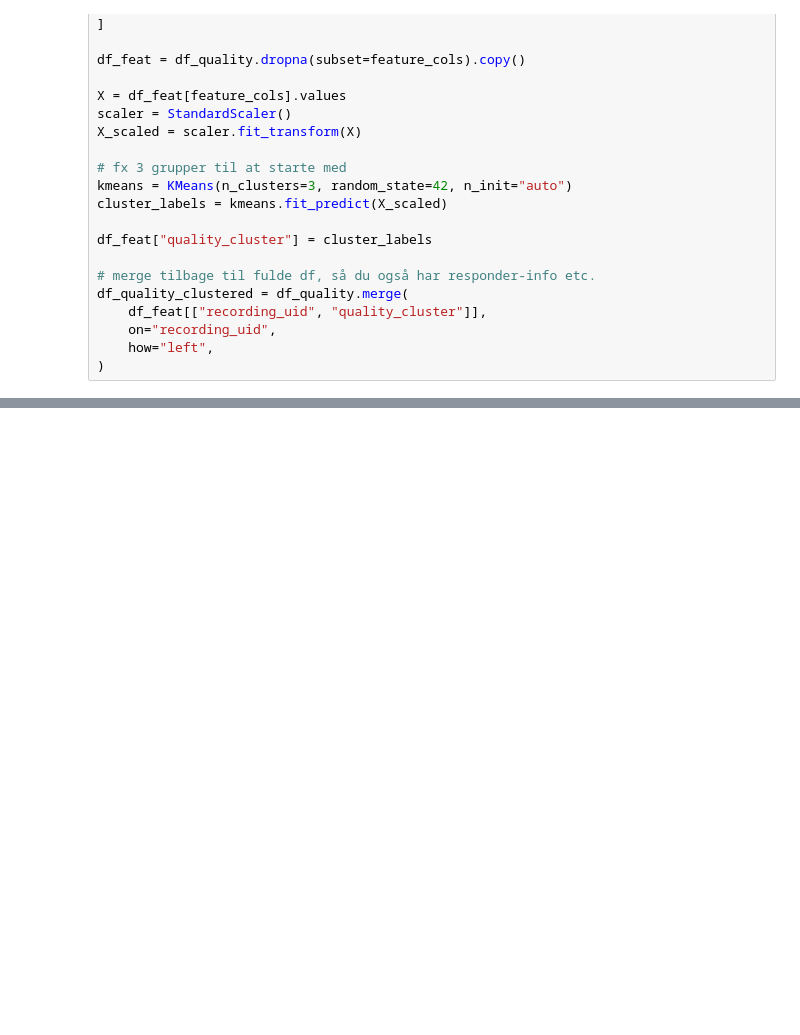
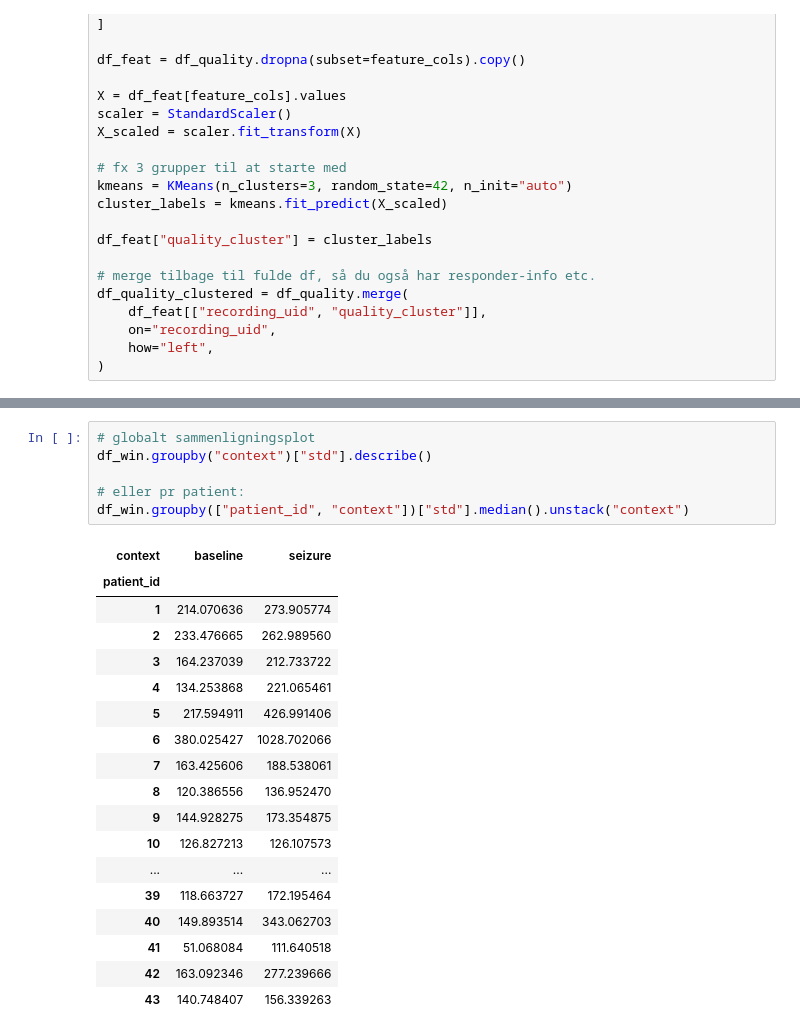
Before and after one commit to AU668208/Epilepsy_MasterThesis, a Jupyter notebook: Study2_1.ipynb, the cells around one changed output, grey strips where cells are left out. Drawn from its saved outputs; the diff is of its cells as text; blank space fills up the shorter version.

```diff
--- a/Study2_1.ipynb
+++ b/Study2_1.ipynb
@@ -508,0 +673,25 @@ plt.show()
+# %%
+# globalt sammenligningsplot
+df_win.groupby("context")["std"].describe()
+
+# eller pr patient:
+df_win.groupby(["patient_id", "context"])["std"].median().unstack("context")
+# %% [output]
+| context | baseline | seizure |
+| patient_id |  |  |
+| 1 | 214.070636 | 273.905774 |
+| 2 | 233.476665 | 262.989560 |
+| 3 | 164.237039 | 212.733722 |
+| 4 | 134.253868 | 221.065461 |
+| 5 | 217.594911 | 426.991406 |
+| 6 | 380.025427 | 1028.702066 |
+| 7 | 163.425606 | 188.538061 |
+| 8 | 120.386556 | 136.952470 |
+| 9 | 144.928275 | 173.354875 |
+| 10 | 126.827213 | 126.107573 |
+| ... | ... | ... |
+| 39 | 118.663727 | 172.195464 |
+| 40 | 149.893514 | 343.062703 |
+| 41 | 51.068084 | 111.640518 |
+| 42 | 163.092346 | 277.239666 |
+| 43 | 140.748407 | 156.339263 |
```
Also changed, not shown: parts of 7 cells of this notebook, 1 other file.
